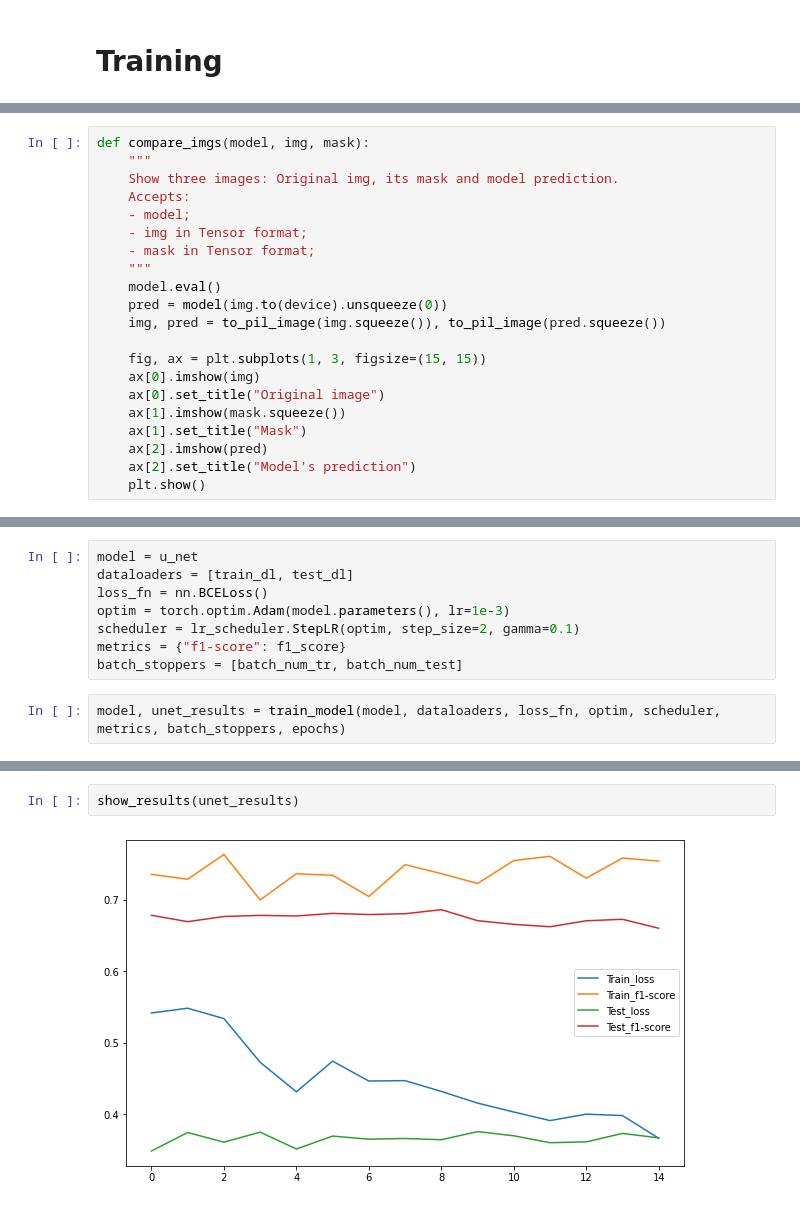
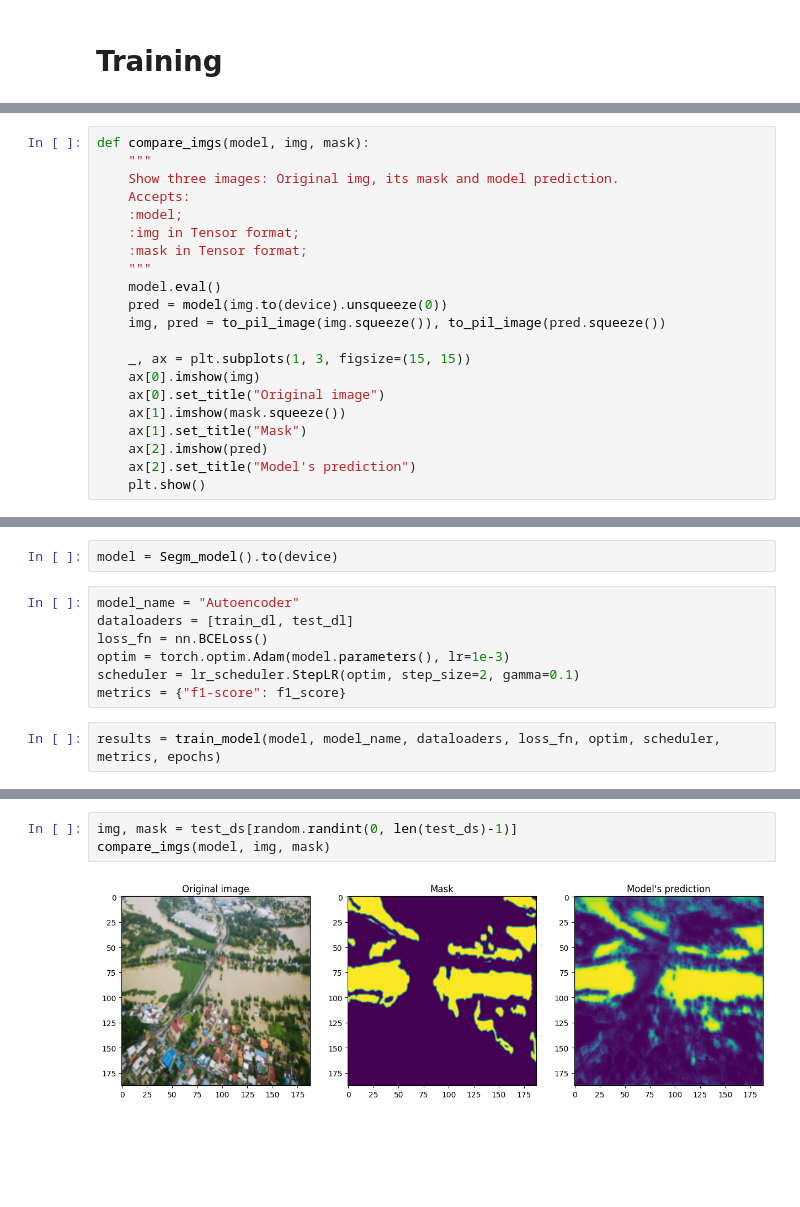
Before and after one commit to IOBananaOI/Flood_area_segmentation, a Jupyter notebook: Flood_area_segmentation.ipynb, the cells around one changed output, grey strips where cells are left out. Drawn from its saved outputs; the diff is of its cells as text; blank space fills up the shorter version.

Commit message:
Model architecture, train func, first results

```diff
--- a/Flood_area_segmentation.ipynb
+++ b/Flood_area_segmentation.ipynb
@@ -178,15 +166,15 @@ def compare_imgs(model, img, mask):
     """
     Show three images: Original img, its mask and model prediction.
     Accepts:
-    - model;
-    - img in Tensor format;
-    - mask in Tensor format;
+    :model;
+    :img in Tensor format;
+    :mask in Tensor format;
     """
     model.eval()
     pred = model(img.to(device).unsqueeze(0))
     img, pred = to_pil_image(img.squeeze()), to_pil_image(pred.squeeze())
 
-    fig, ax = plt.subplots(1, 3, figsize=(15, 15))
+    _, ax = plt.subplots(1, 3, figsize=(15, 15))
     ax[0].imshow(img)
     ax[0].set_title("Original image")
     ax[1].imshow(mask.squeeze())
@@ -218,10 +305,11 @@ Downloading: "https://github.com/lukemelas/EfficientNet-PyTorch/releases/downloa
+# %%
+model = Segm_model().to(device)
 # %%
-model = u_net
+model_name = "Autoencoder"
 dataloaders = [train_dl, test_dl]
 loss_fn = nn.BCELoss()
 optim = torch.optim.Adam(model.parameters(), lr=1e-3)
 scheduler = lr_scheduler.StepLR(optim, step_size=2, gamma=0.1)
 metrics = {"f1-score": f1_score}
-batch_stoppers = [batch_num_tr, batch_num_test]
 # %%
-model, unet_results = train_model(model, dataloaders, loss_fn, optim, scheduler, metrics, batch_stoppers, epochs)
+results = train_model(model, model_name, dataloaders, loss_fn, optim, scheduler, metrics, epochs)
@@ -233,4 +323,5 @@ compare_imgs(model, img, mask)
-# %%
-show_results(unet_results)
-# %% [output]
-[figure, removed]
+# %%
+img, mask = test_ds[random.randint(0, len(test_ds)-1)]
+compare_imgs(model, img, mask)
+# %% [output]
+[figure, added]
```
Also changed, not shown: parts of 20 cells of this notebook, 3 other files.
